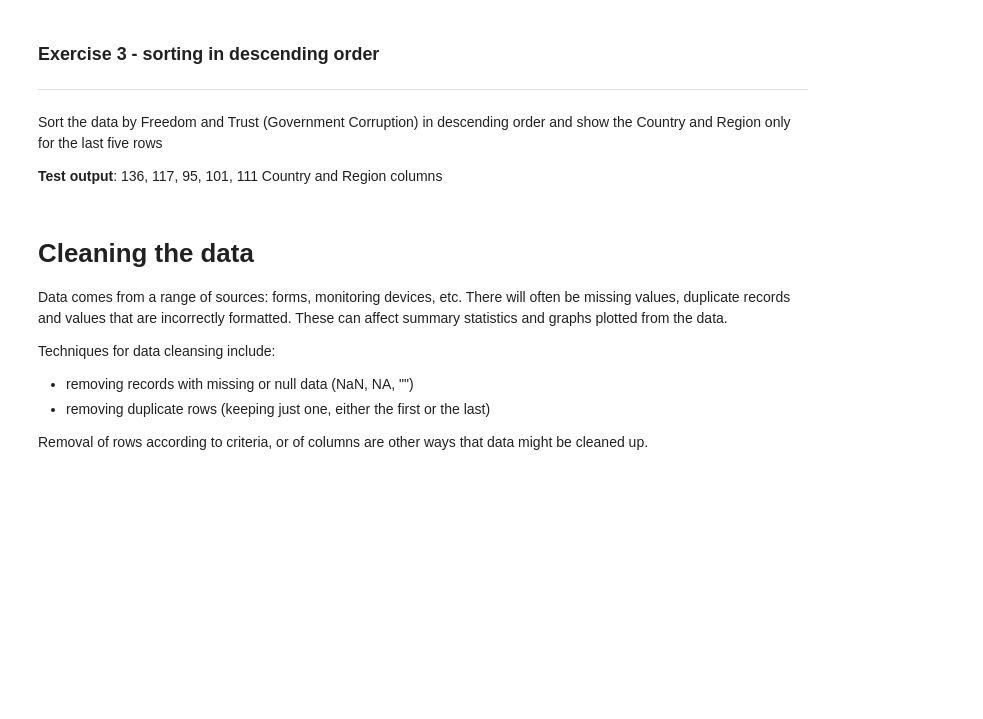
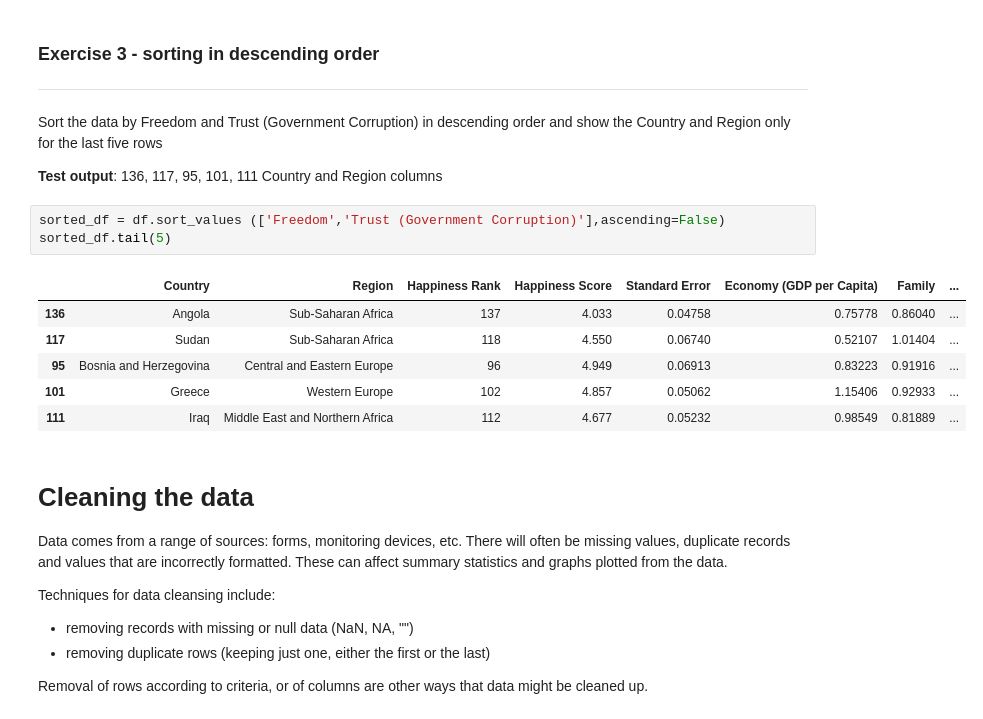
Before and after one commit to fraserrbarclay/Python-Data-Practicals, a Jupyter notebook: worksheets/Sorting_and_cleaning.ipynb, the cells around one changed output. Saved outputs shown, nothing was run; the diff lists cells and outputs as text; blank space fills up the shorter version.

```diff
--- a/worksheets/Sorting_and_cleaning.ipynb
+++ b/worksheets/Sorting_and_cleaning.ipynb
@@ -79,6 +111,16 @@ Sort the data by Freedom and Trust (Government Corruption) in descending order a
 
 **Test output**:
 136, 117, 95, 101, 111 Country and Region columns
+# %%
+sorted_df = df.sort_values (['Freedom','Trust (Government Corruption)'],ascending=False)
+sorted_df.tail(5)
+# %% [output]
+|  | Country | Region | Happiness Rank | Happiness Score | Standard Error | Economy (GDP per Capita) | Family | ... |
+| 136 | Angola | Sub-Saharan Africa | 137 | 4.033 | 0.04758 | 0.75778 | 0.86040 | ... |
+| 117 | Sudan | Sub-Saharan Africa | 118 | 4.550 | 0.06740 | 0.52107 | 1.01404 | ... |
+| 95 | Bosnia and Herzegovina | Central and Eastern Europe | 96 | 4.949 | 0.06913 | 0.83223 | 0.91916 | ... |
+| 101 | Greece | Western Europe | 102 | 4.857 | 0.05062 | 1.15406 | 0.92933 | ... |
+| 111 | Iraq | Middle East and Northern Africa | 112 | 4.677 | 0.05232 | 0.98549 | 0.81889 | ... |
 # %% [markdown]
 # Cleaning the data
 
```
Also changed, not shown: parts of 8 cells of this notebook.
